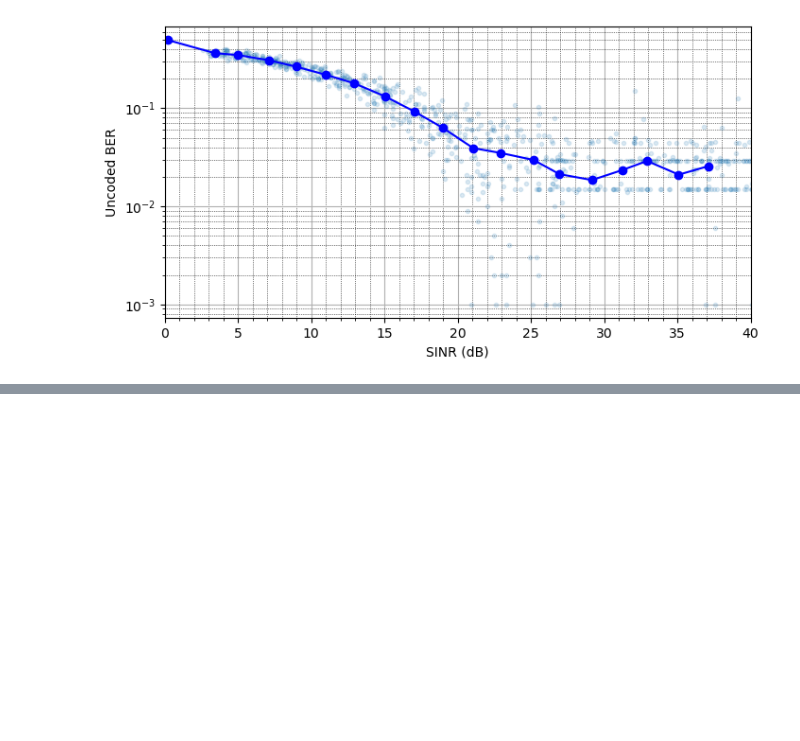
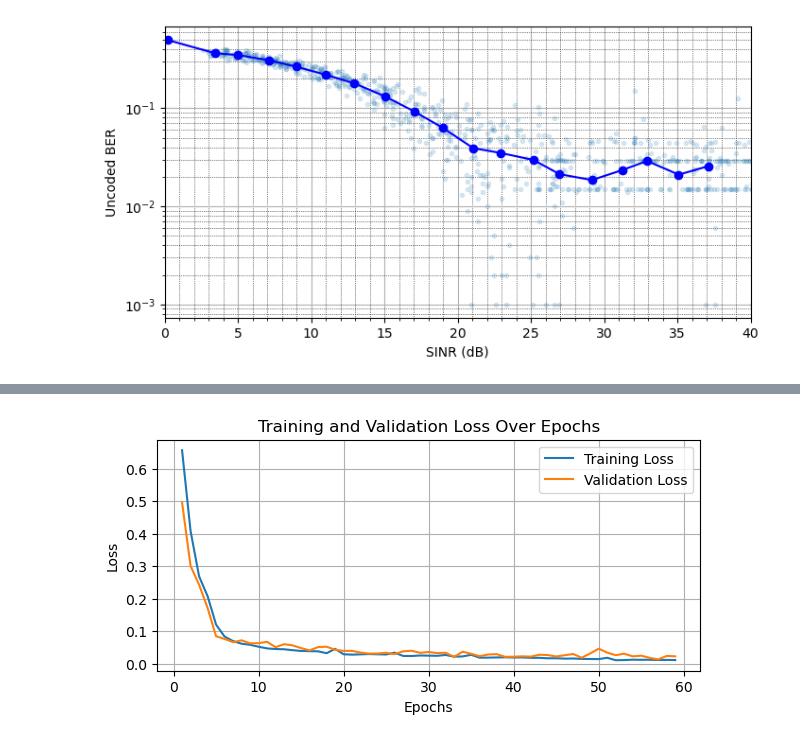
Before and after one commit to lkk688/AIsensing, a Jupyter notebook: deeplearning/ofdmsim_pytorch.ipynb, the cells around one changed output, grey strips where cells are left out. Drawn from its saved outputs; the diff is of its cells as text; code cells hidden in the pictures; blank space fills up the shorter version.

Commit message:
finish training and evaluation

```diff
--- a/deeplearning/ofdmsim_pytorch.ipynb
+++ b/deeplearning/ofdmsim_pytorch.ipynb
@@ -1048,33 +1075,16 @@ plt.show()
 # %%
-import pandas as pd
-import matplotlib.pyplot as plt
-
-# Load CSV data
-csv_path = '../output/performance_details.csv'
-df = pd.read_csv(csv_path)
-
+save_plots =  True
 # Plot Training Loss and Validation Loss
 plt.figure(figsize=(7, 3))
 plt.plot(df['Epoch'], df['Training_Loss'], label='Training Loss')
 plt.plot(df['Epoch'], df['Validation_Loss'], label='Validation Loss')
 plt.xlabel('Epochs')
 plt.ylabel('Loss')
 plt.legend()
 plt.title('Training and Validation Loss Over Epochs')
 plt.grid(True)
 if save_plots:
     plt.savefig('training_loss.png')
 plt.show()
-
-# Plot Validation BER
-plt.figure(figsize=(7, 3))
-plt.plot(df['Epoch'], df['Validation_BER'], label='Validation BER')
-plt.xlabel('Epochs')
-plt.ylabel('BER')
-plt.legend()
-plt.title('Bit Error Rate (BER) on validation set')
-plt.grid(True)
-plt.ylim(0,0.06)
-if save_plots:
-    plt.savefig('training_ber.png')
-plt.show()
+# %% [output]
+[figure, added]
```
Also changed, not shown: parts of 3 cells of this notebook, 3 other files.
